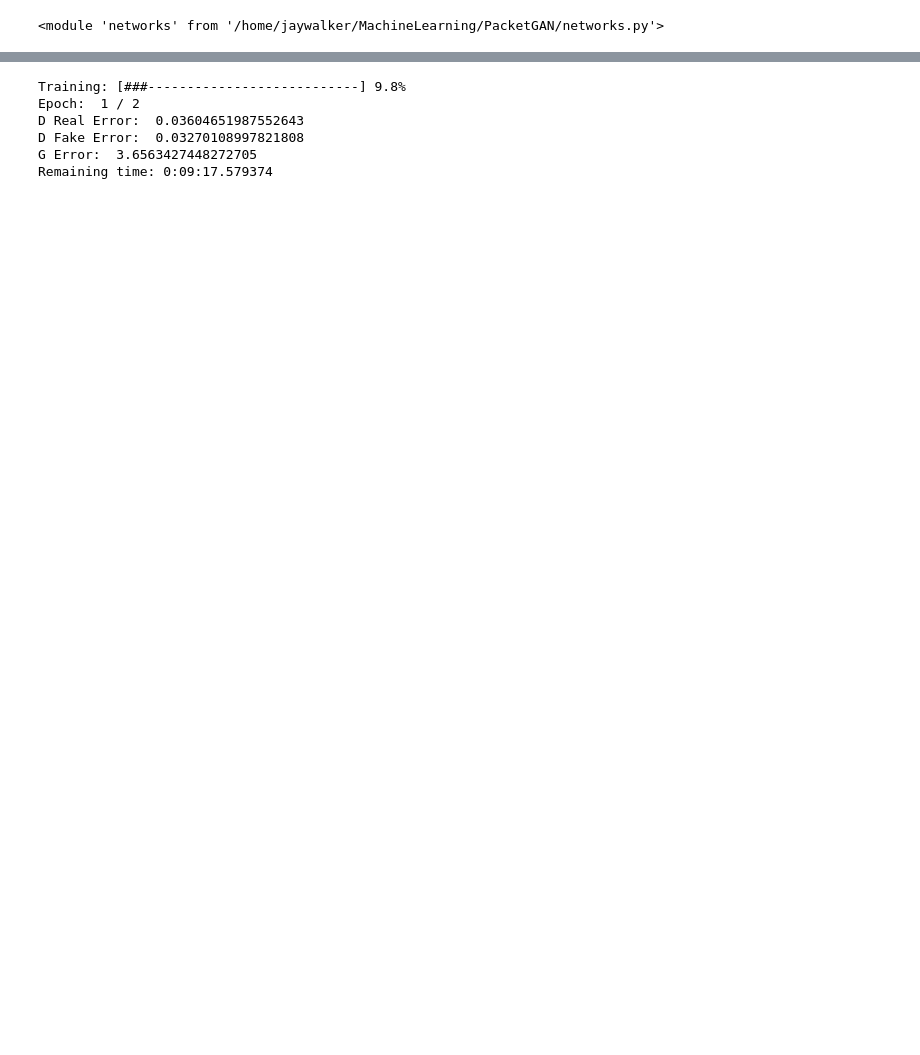
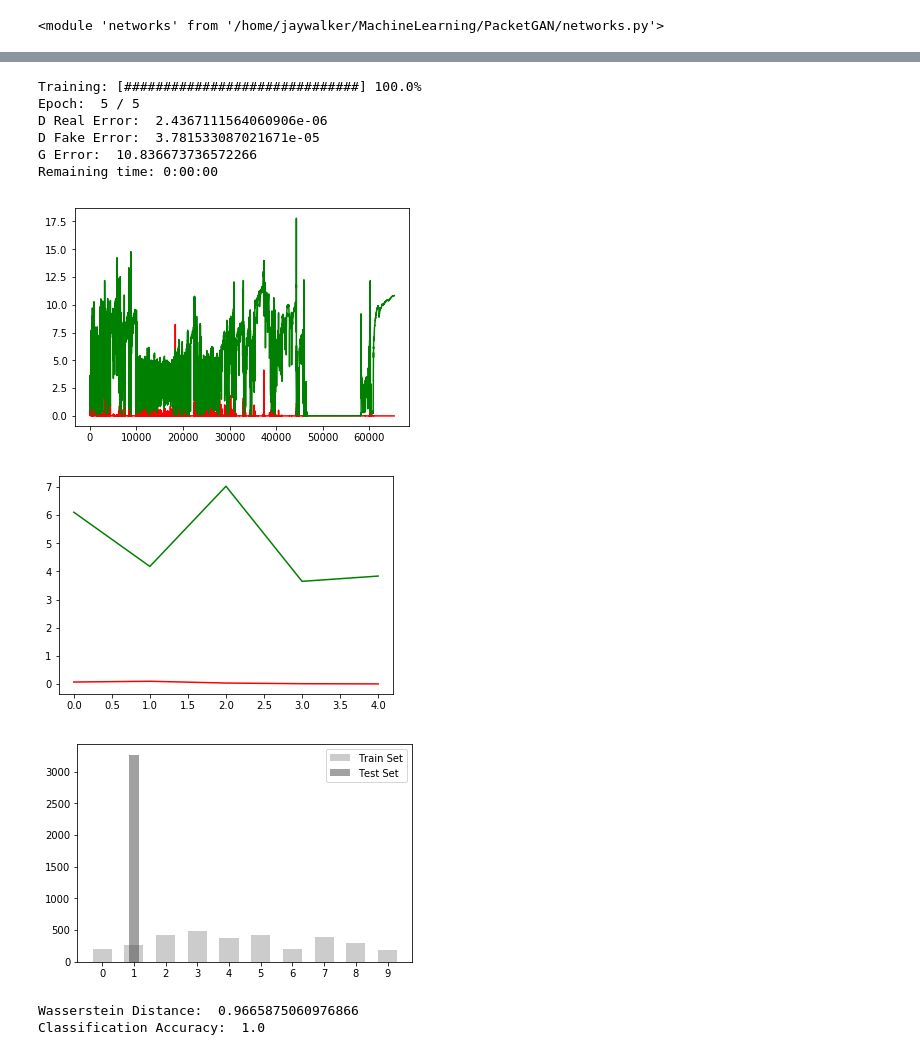
Before and after one commit to JayWalker512/PacketGAN, a Jupyter notebook: PacketGAN.ipynb, the cells around one changed output, grey strips where cells are left out. Saved outputs shown, nothing was run; the diff lists cells and outputs as text; code cells hidden in the pictures; blank space fills up the shorter version.

```diff
--- a/PacketGAN.ipynb
+++ b/PacketGAN.ipynb
@@ -100,43 +105,47 @@ D = generator_discriminator.Discriminator(sequence_length, data_example.shape[2]
 # %%
 #train GAN to replace masked packets
 #by iterating over the dataset for some # of epochs
 
 import train
 reload(train)
 reload(networks)
 
 #Train the network!
-num_epochs = 2
+num_epochs = 5
 G, D, g_losses, df_losses, g_stats, df_stats = train.train_gan(G,D,data_loader,num_epochs)
 
 #plot instantaneous losses
 plt.plot(range(len(df_losses)), df_losses, 'r-', range(len(g_losses)), g_losses, 'g-')
 plt.show()
 
 #plot loss averages
 plt.plot(range(len(df_stats.get_averages())), df_stats.get_averages(), 'r-', range(len(g_stats.get_averages())), g_stats.get_averages(), 'g-')
 plt.show()
 
 #cluster and compare. Are the fake examples even remotely matching the original distribution?
 #first generate a set of masked sequences
 masked_gan_latent_test_set = []
-for example in test_set:
-    example = feature_extraction.batchify([example])
-    generated_example = G(example).detach()
-    #print(generated_example.shape)
-    #masked_example = train.get_interleaved_sequence_by_mask(in_example, generated_example, train.get_mask_vector(sequence_length, 0.2))
-    masked_example = generated_example
-    masked_gan_latent_test_set.append(latent_space_mapper(masked_example).detach().numpy())
+with torch.no_grad():
+    for example in test_set:
+        example = feature_extraction.batchify([example])
+        generated_example = G(example).detach()
+        #print(generated_example.shape)
+        #masked_example = train.get_interleaved_sequence_by_mask(in_example, generated_example, train.get_mask_vector(sequence_length, 0.2))
+        masked_example = generated_example
+        masked_gan_latent_test_set.append(latent_space_mapper(masked_example).detach().numpy())
 
 #then compare the native GAN output
 train_counts, test_counts = evaluation.clusterAndCompare(kmeans, train_set_latent, masked_gan_latent_test_set, retrain=False)
 # %% [output]
-Training: [###---------------------------] 9.8%
-Epoch:  1 / 2
-D Real Error:  0.03604651987552643
-D Fake Error:  0.03270108997821808
-G Error:  3.6563427448272705
-Remaining time: 0:09:17.579374
+Training: [##############################] 100.0%
+Epoch:  5 / 5
+D Real Error:  2.4367111564060906e-06
+D Fake Error:  3.781533087021671e-05
+G Error:  10.836673736572266
+Remaining time: 0:00:00
+[figure, added]
+[figure, added]
+[figure, added]
 # %%
 #This is a test of the wasserstein critic/approximate wasserstein distance
 import torch.utils.data
@@ -144,9 +153,7 @@ import evaluation
 reload(evaluation)
 
 for k in range(0, 1):
-    set_length = 250
-    second_excluded_set_length = len(excluded_set) - set_length * 2
-    real_set, generator_input, second_excluded_set = random_split(excluded_set, [set_length, set_length, second_excluded_set_length]) #I'm assuming it's got at least 200 examples to spare
+    real_set, generator_input, _ = random_split(test_set, [len(test_set) // 2, len(test_set) // 2, len(test_set) - 2*(len(test_set) // 2)]) #I'm assuming it's got at least 200 examples to spare
     real_list = []
     #assuming real_train_set and real_test_set are equal length
     for i in range(0, len(real_set)):
@@ -166,6 +173,9 @@ for k in range(0, 1):
     w_hat, accuracy = evaluation.wasserstein_critic(real_list, fake_set)
     print("Wasserstein Distance: ", w_hat)
     print("Classification Accuracy: ", accuracy)
+# %% [output]
+Wasserstein Distance:  0.9665875060976866
+Classification Accuracy:  1.0
 # %%
 def print_dict_compare(dict1, dict2):
     for k in dict1:
```
Also changed, not shown: parts of 3 cells of this notebook, 2 other files.
